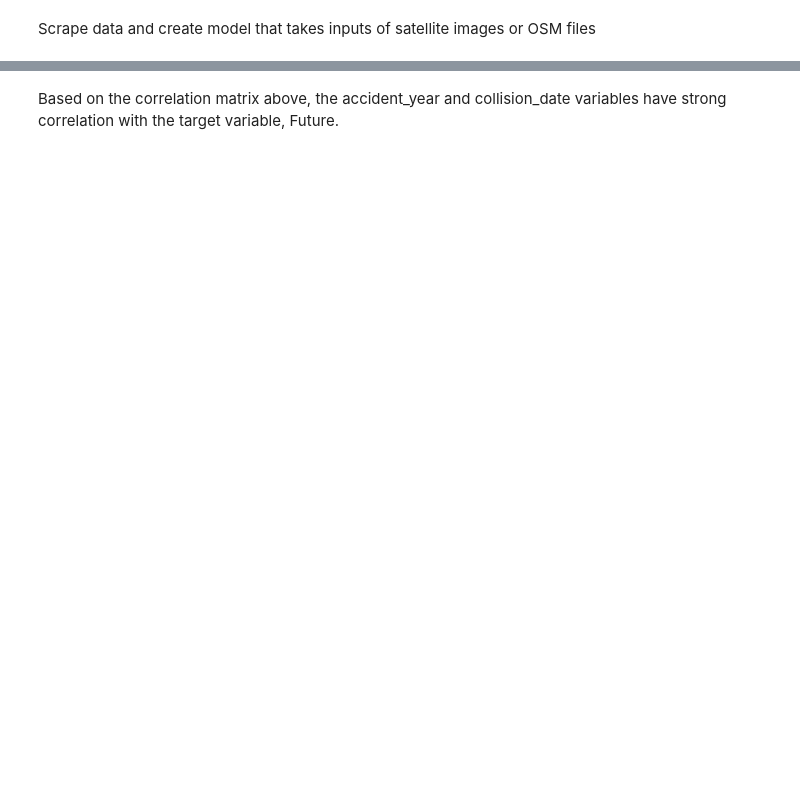
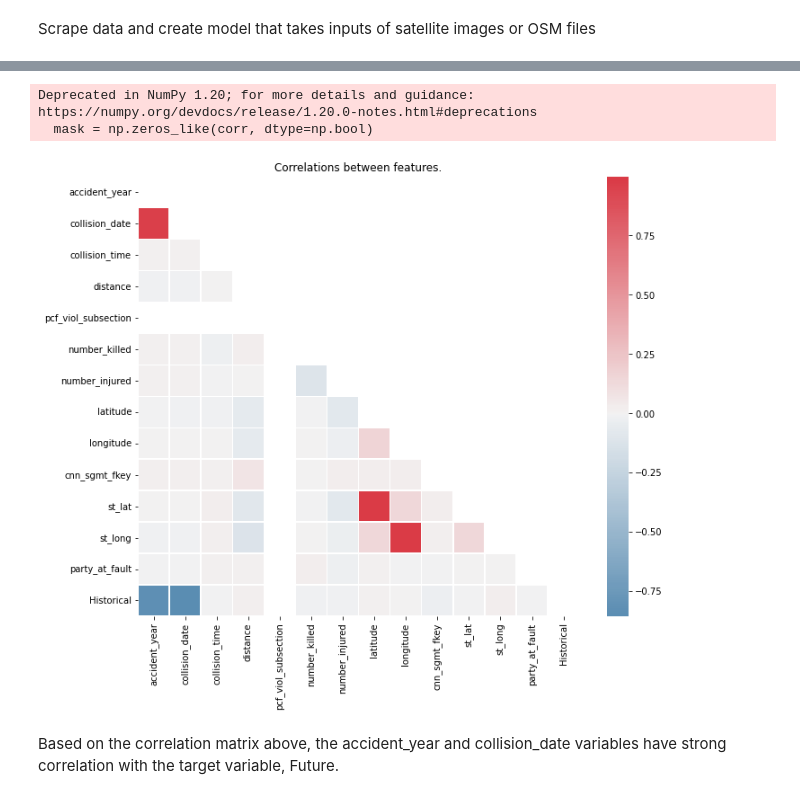
Before and after one commit to arisanguyen/210_Capstone_Aditya_Arisa_Noriel, a Jupyter notebook: Noriel_(Edit)_Collisions_Mapping_by_Tiles.ipynb, the cells around one changed output, grey strips where cells are left out. Saved outputs shown, nothing was run; the diff lists cells and outputs as text; code cells hidden in the pictures; blank space fills up the shorter version.

```diff
--- a/Noriel_(Edit)_Collisions_Mapping_by_Tiles.ipynb
+++ b/Noriel_(Edit)_Collisions_Mapping_by_Tiles.ipynb
@@ -244,0 +233,11 @@ Scrape data and create model that takes inputs of satellite images or OSM files
+# %%
+FIELDS_all = ["type", "geometry", "case_id_pkey", "collision_severity", "accident_year", "collision_date", "collision_time", "distance",
+              "direction", "pcf_viol_category", "pcf_violation", "pcf_viol_subsection", "type_of_collision", "mviw", "street_view", "primary_rd",
+              "secondary_rd", "dph_col_grp", "day_of_week", "time_cat", "weather_1", "full_pcf", "intersection", "month", "vz_pcf_link", "x_street_comb",
+              "lighting", "number_killed", "number_injured", "latitude", "longitude", "cnn_sgmt_fkey", "full_street_name", "from_intrsctn", "to_intrsctn",
+              "st_lat", "st_long", "dph_col_grp_description", "road_surface", "ped_action", "control_device", "pst_pull_date_time", "bndy_type",
+              "party_at_fault", "party1_type", "party1_dir_of_travel", "party1_move_pre_acc", "party2_type", "party2_dir_of_travel", "party2_move_pre_acc",
+              "Historical", "Future"]
+FIELDS_numeric = ["accident_year", "collision_date", "collision_time", "distance", "pcf_viol_subsection",
+                             "number_killed", "number_injured", "latitude", "longitude", "cnn_sgmt_fkey", "st_lat",
+                             "st_long", "party_at_fault", "Historical", "Future"]
@@ -245,2 +271,15 @@ Scrape data and create model that takes inputs of satellite images or OSM files
+# %%
+corr = collisions[FIELDS_all[:-1]].corr()
+fig, ax = mp.subplots(figsize=(11, 9))
+mask = np.zeros_like(corr, dtype=np.bool)
+mask[np.triu_indices_from(mask)] = True
+cmap = sns.diverging_palette(240, 10, as_cmap=True)
+sns.heatmap(corr, mask=mask, cmap=cmap, center=0, linewidths=.5)
+mp.title("Correlations between features.")
+mp.show()
+# %% [output]
+Deprecated in NumPy 1.20; for more details and guidance: https://numpy.org/devdocs/release/1.20.0-notes.html#deprecations
+  mask = np.zeros_like(corr, dtype=np.bool)
+[figure, added]
 # %% [markdown]
 Based on the correlation matrix above, the accident_year and collision_date variables have strong correlation with the target variable, Future.
```
Also changed, not shown: parts of 9 cells of this notebook.
